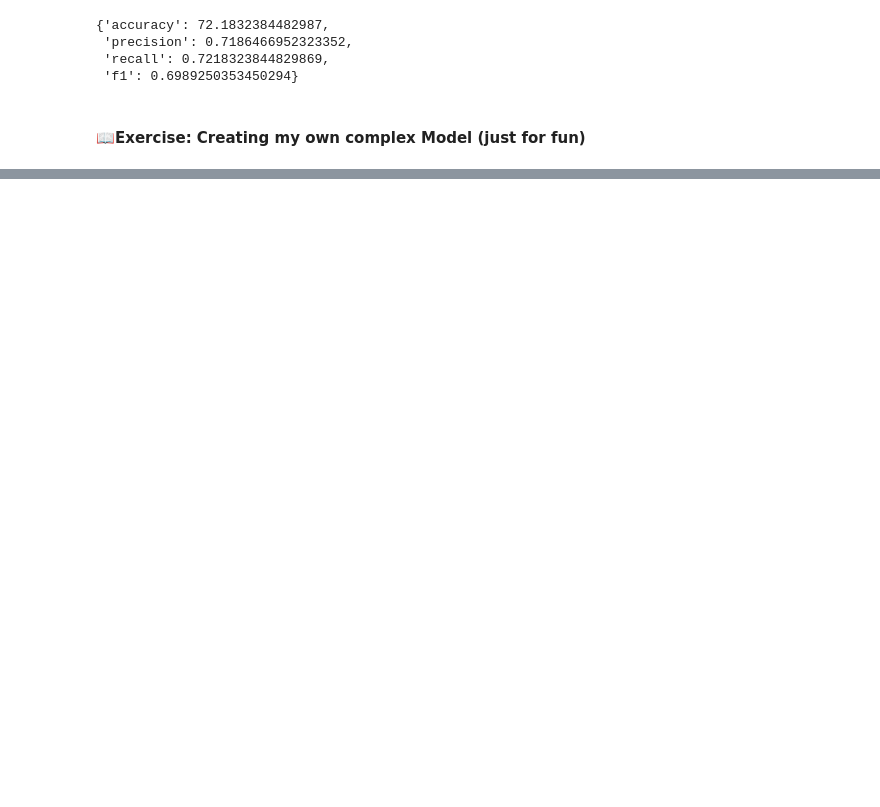
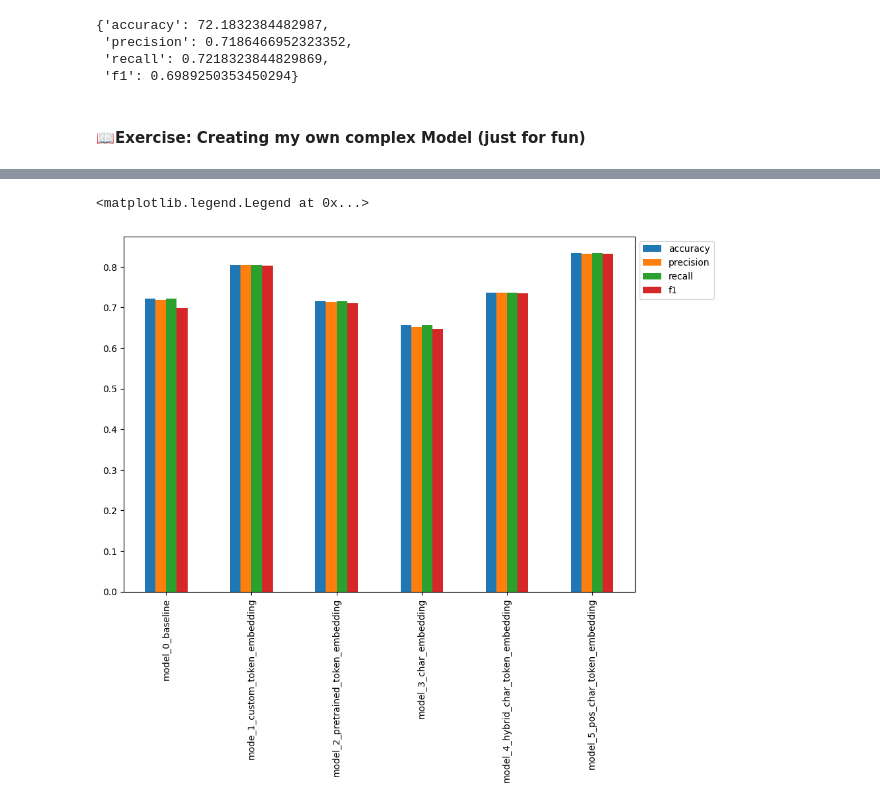
Before and after one commit to Rajeeb321123/Deep-learning-tensorFlow-Journey, a Jupyter notebook: 09_SkimLit_nlp_milestone_project_2.ipynb, the cells around one changed output, grey strips where cells are left out. Saved outputs shown, nothing was run; the diff lists cells and outputs as text; code cells hidden in the pictures; blank space fills up the shorter version.

```diff
--- a/09_SkimLit_nlp_milestone_project_2.ipynb
+++ b/09_SkimLit_nlp_milestone_project_2.ipynb
@@ -1833,0 +2165,4 @@ Epoch 3/3
+# %%
+# probs to pred
+model_5_preds = tf.argmax(model_5_pred_probs, axis=1)
+model_5_preds
@@ -1833,0 +2171,6 @@ Epoch 3/3
+# %%
+# Calculate model_5 results
+model_5_results = calculate_results(y_true = val_labels_encoded,
+                                    y_pred = model_5_preds)
+model_5_results
+# Our best model yet becaue we engineered total lines and line number into our model (must do if possible in any dataset)
@@ -1833,0 +2191,12 @@ Epoch 3/3
+# %%
+all_model_results = pd.DataFrame({"model_0_baseline": baseline_results,
+                                  "mode_1_custom_token_embedding": model_1_results,
+                                  "model_2_pretrained_token_embedding": model_2_results,
+                                  "model_3_char_embedding": model_3_results,
+                                  "model_4_hybrid_char_token_embedding": model_4_results,
+                                  "model_5_pos_char_token_embedding": model_5_results})
+
+all_model_results = all_model_results.transpose()
+all_model_results
+
+# model_5 is winner but what if we add position embedding to model_1?
@@ -1833,0 +2211,9 @@ Epoch 3/3
+# %%
+# Reduce the accuracy to same scale as other metrics
+all_model_results["accuracy"] = all_model_results["accuracy"]/100
+# %%
+# Plot and compare all model results
+all_model_results.plot(kind="bar",figsize=(10, 7)).legend(bbox_to_anchor=(1.0, 1.0))
+# %% [output]
+<matplotlib.legend.Legend at 0x...>
+[figure, added]
```
Also changed, not shown: parts of 81 cells of this notebook.
